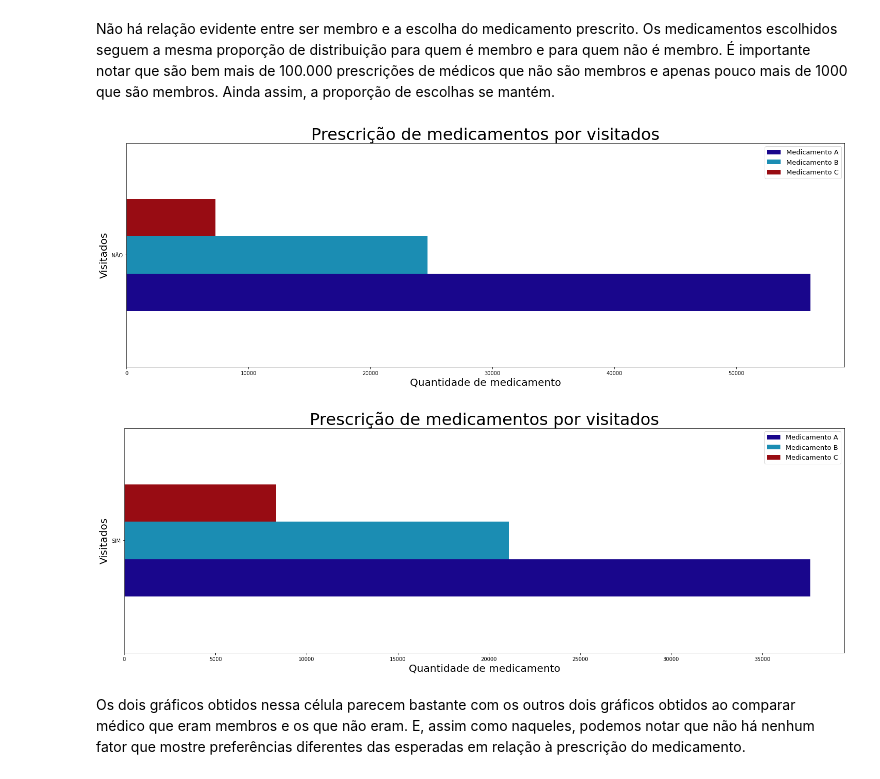
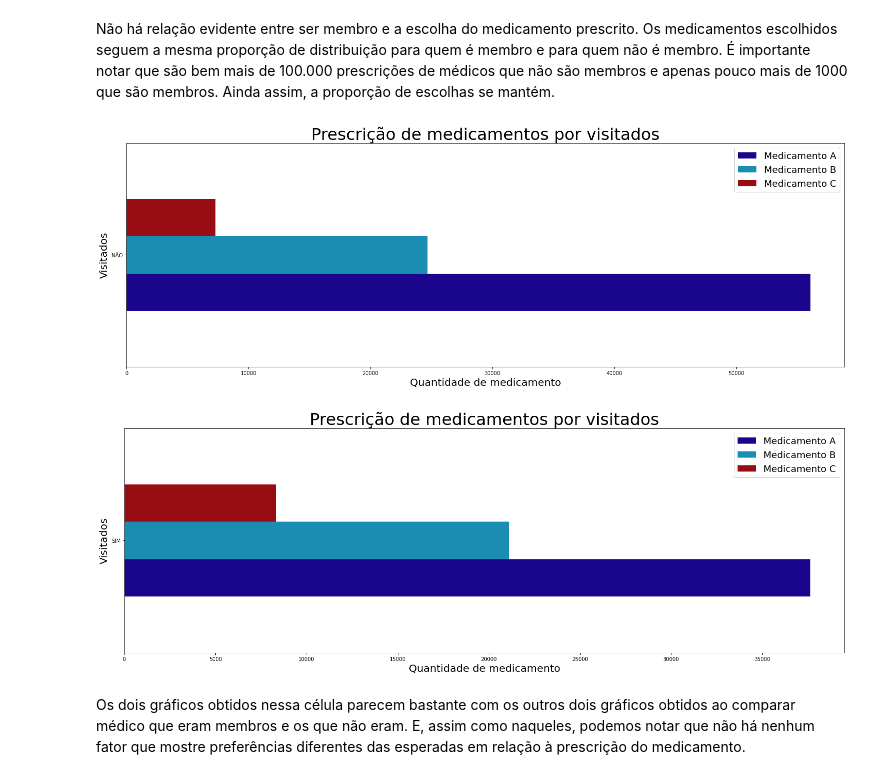
Before and after one commit to Juniorffonseca/processo_seletivo, a Jupyter notebook: teste_processo_seletivo.ipynb, the cells around one changed output. Saved outputs shown, nothing was run; the diff lists cells and outputs as text; code cells hidden in the pictures.

```diff
--- a/teste_processo_seletivo.ipynb
+++ b/teste_processo_seletivo.ipynb
@@ -268,37 +269,37 @@ prescricoes_7 = prescricoes_7[['Medicamento_prescrito', 'VISITADO']].value_count
 prescricoes_7 = prescricoes_7.reset_index() # Resetando os indexs
 
 prescricoes_7['VISITADO'] = list(map(str, prescricoes_7['VISITADO'])) # Usando map nas membros como strings e retornando como lista para a coluna 'Especialidade' do df 'prescricoes_4'.
 
 prescricoes_7 = prescricoes_7.pivot(index='VISITADO', columns='Medicamento_prescrito') # Transformando a coluna de membros em Indexs e deixando apenas os Medicamentos como colunas.
 
 prescricoes_7.plot(kind = 'barh', stacked = 0, figsize = (25, 8), alpha = 1, color = lista) # Criando plot de barras estacadas com tamanho 13x8, com total opacidade e com cores da lista de cores feita anteriormente.
 
 # 'Configurações' do plot1 antes de plotar (frequência dos ticks no eixo x, título, conteúdo das labels, tamanhos das fontes, legenda etc).
 plt.title('Prescrição de medicamentos por visitados', size = 32) # Definindo o título e o tamanho do mesmo.
 plt.xlabel('Quantidade de medicamento', size = 20) # Tamanho e label do eixo x.
 plt.ylabel('Visitados', size = 20) # Tamanho e label do eixo y.
-plt.legend(['Medicamento A', 'Medicamento B', 'Medicamento C'], loc = 'best', prop={'size': 13})
+plt.legend(['Medicamento A', 'Medicamento B', 'Medicamento C'], loc = 'best', prop={'size': 18})
 
 prescricoes_7_visitado = prescricoes_7_visitado[['Medicamento_prescrito', 'VISITADO']].value_counts().to_frame() # Fazendo a contagem de Medicamentos prescritos por membros e passando para dataframe.
 prescricoes_7_visitado = prescricoes_7_visitado.reset_index() # Resetando os indexs
 
 prescricoes_7_visitado['VISITADO'] = list(map(str, prescricoes_7_visitado['VISITADO'])) # Usando map nas membros como strings e retornando como lista para a coluna 'Especialidade' do df 'prescricoes_4'.
 
 prescricoes_7_visitado = prescricoes_7_visitado.pivot(index='VISITADO', columns='Medicamento_prescrito') # Transformando a coluna de membros em Indexs e deixando apenas os Medicamentos como colunas.
 
 prescricoes_7_visitado.plot(kind = 'barh', stacked = 0, figsize = (25, 8), alpha = 1, color = lista)
 
 # 'Configurações' do plot2 antes de plotar (frequência dos ticks no eixo x, título, conteúdo das labels, tamanhos das fontes, legenda etc).
 plt.title('Prescrição de medicamentos por visitados', size = 32)
 plt.xlabel('Quantidade de medicamento', size = 20)
 plt.ylabel('Visitados', size = 20)
-plt.legend(['Medicamento A', 'Medicamento B', 'Medicamento C'], loc = 'best', prop={'size': 13})
+plt.legend(['Medicamento A', 'Medicamento B', 'Medicamento C'], loc = 'best', prop={'size': 18})
 
 # Plotando os gráficos.
 plt.show()
 # %% [output]
-[figure, old version]
+[figure, new version]
-[figure, old version]
+[figure, new version]
 # %% [markdown]
 Os dois gráficos obtidos nessa célula parecem bastante com os outros dois gráficos obtidos ao comparar médico que eram membros e os que não eram. E, assim como naqueles, podemos notar que não há nenhum fator que mostre preferências diferentes das esperadas em relação à prescrição do medicamento.
 # %% [markdown]
```
Also changed, not shown: parts of 1 cell of this notebook.
